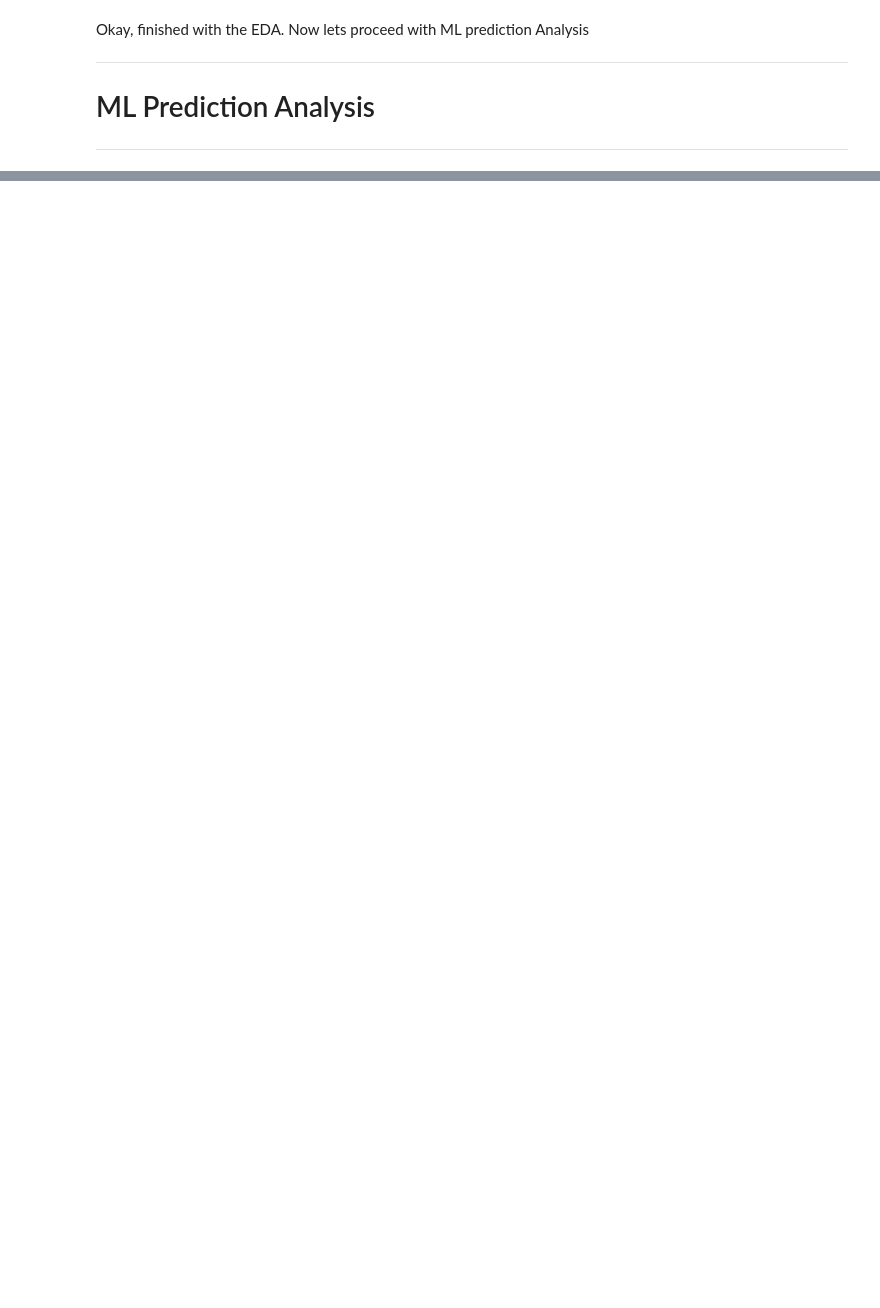
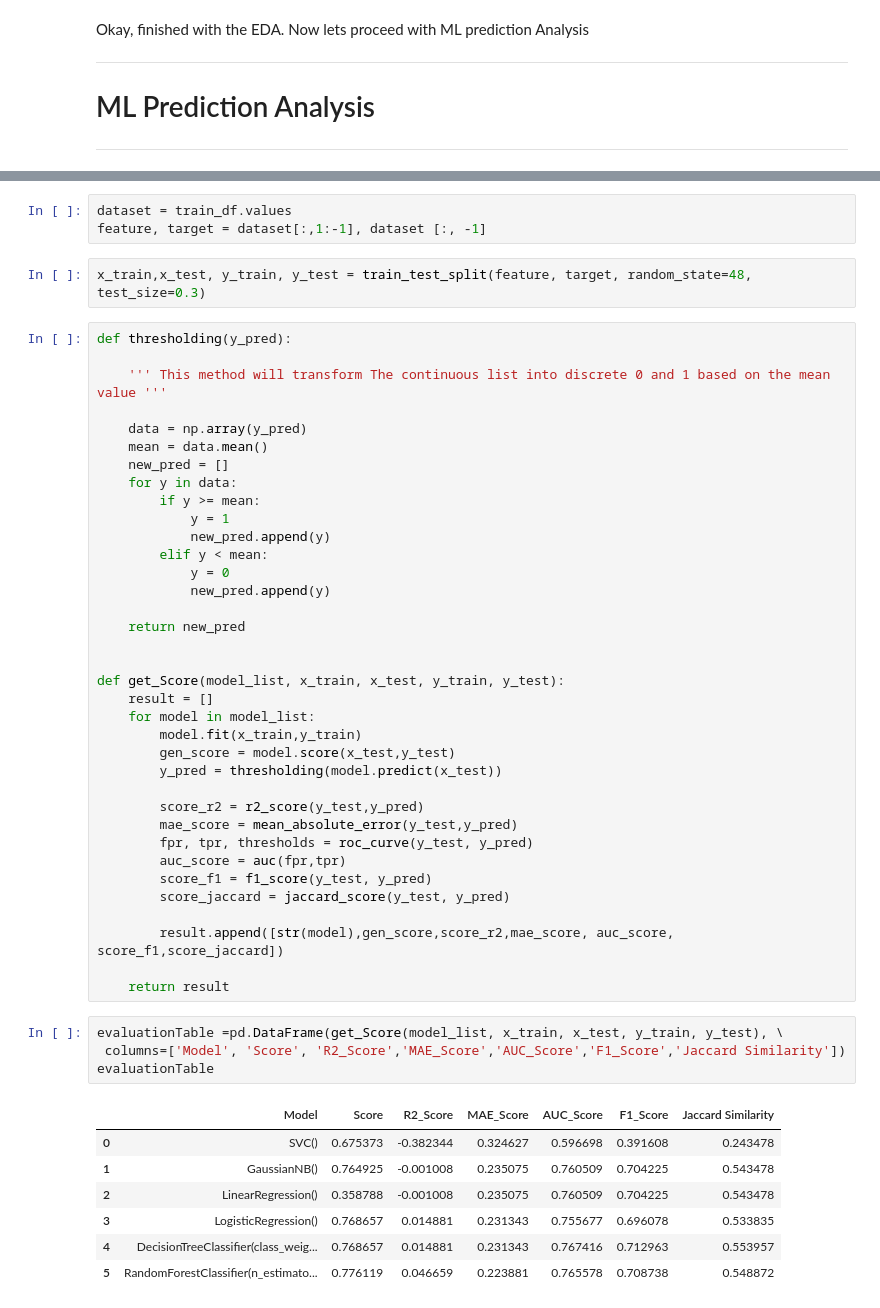
Before and after one commit to AR-Mustakim/replay-ML-basic, a Jupyter notebook: Learn_with_titanic_dataset.ipynb, the cells around one changed output, grey strips where cells are left out. Cells and saved outputs as stored; diff of their text form; blank space fills up the shorter version.

```diff
--- a/Learn_with_titanic_dataset.ipynb
+++ b/Learn_with_titanic_dataset.ipynb
@@ -227,0 +305,53 @@ Okay, finished with the EDA. Now lets proceed with ML prediction Analysis
+# %%
+dataset = train_df.values
+feature, target = dataset[:,1:-1], dataset [:, -1]
+# %%
+x_train,x_test, y_train, y_test = train_test_split(feature, target, random_state=48, test_size=0.3)
+# %%
+def thresholding(y_pred):
+
+    ''' This method will transform The continuous list into discrete 0 and 1 based on the mean value '''
+
+    data = np.array(y_pred)
+    mean = data.mean()
+    new_pred = []
+    for y in data:
+        if y >= mean:
+            y = 1
+            new_pred.append(y)
+        elif y < mean:
+            y = 0
+            new_pred.append(y)
+
+    return new_pred
+
+
+def get_Score(model_list, x_train, x_test, y_train, y_test):
+    result = []
+    for model in model_list:
+        model.fit(x_train,y_train)
+        gen_score = model.score(x_test,y_test)
+        y_pred = thresholding(model.predict(x_test))
+
+        score_r2 = r2_score(y_test,y_pred)
+        mae_score = mean_absolute_error(y_test,y_pred)
+        fpr, tpr, thresholds = roc_curve(y_test, y_pred)
+        auc_score = auc(fpr,tpr)
+        score_f1 = f1_score(y_test, y_pred)
+        score_jaccard = jaccard_score(y_test, y_pred)
+
+        result.append([str(model),gen_score,score_r2,mae_score, auc_score, score_f1,score_jaccard])
+
+    return result
+# %%
+evaluationTable =pd.DataFrame(get_Score(model_list, x_train, x_test, y_train, y_test), \
+ columns=['Model', 'Score', 'R2_Score','MAE_Score','AUC_Score','F1_Score','Jaccard Similarity'])
+evaluationTable
+# %% [output]
+|  | Model | Score | R2_Score | MAE_Score | AUC_Score | F1_Score | Jaccard Similarity |
+| 0 | SVC() | 0.675373 | -0.382344 | 0.324627 | 0.596698 | 0.391608 | 0.243478 |
+| 1 | GaussianNB() | 0.764925 | -0.001008 | 0.235075 | 0.760509 | 0.704225 | 0.543478 |
+| 2 | LinearRegression() | 0.358788 | -0.001008 | 0.235075 | 0.760509 | 0.704225 | 0.543478 |
+| 3 | LogisticRegression() | 0.768657 | 0.014881 | 0.231343 | 0.755677 | 0.696078 | 0.533835 |
+| 4 | DecisionTreeClassifier(class_weig... | 0.768657 | 0.014881 | 0.231343 | 0.767416 | 0.712963 | 0.553957 |
+| 5 | RandomForestClassifier(n_estimato... | 0.776119 | 0.046659 | 0.223881 | 0.765578 | 0.708738 | 0.548872 |
```
Also changed, not shown: parts of 29 cells of this notebook, 1 other file.
